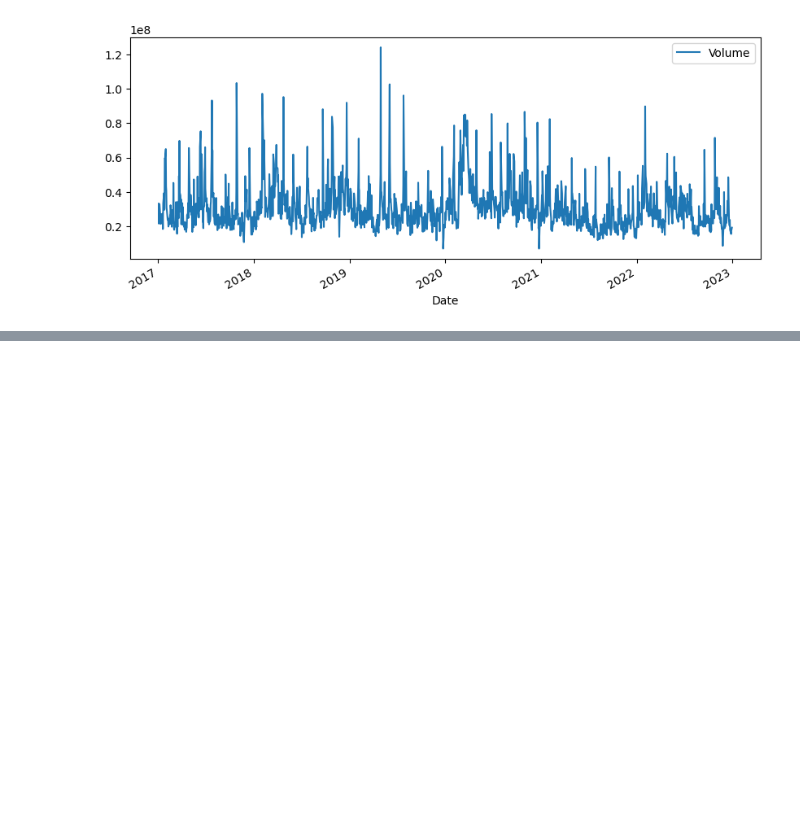
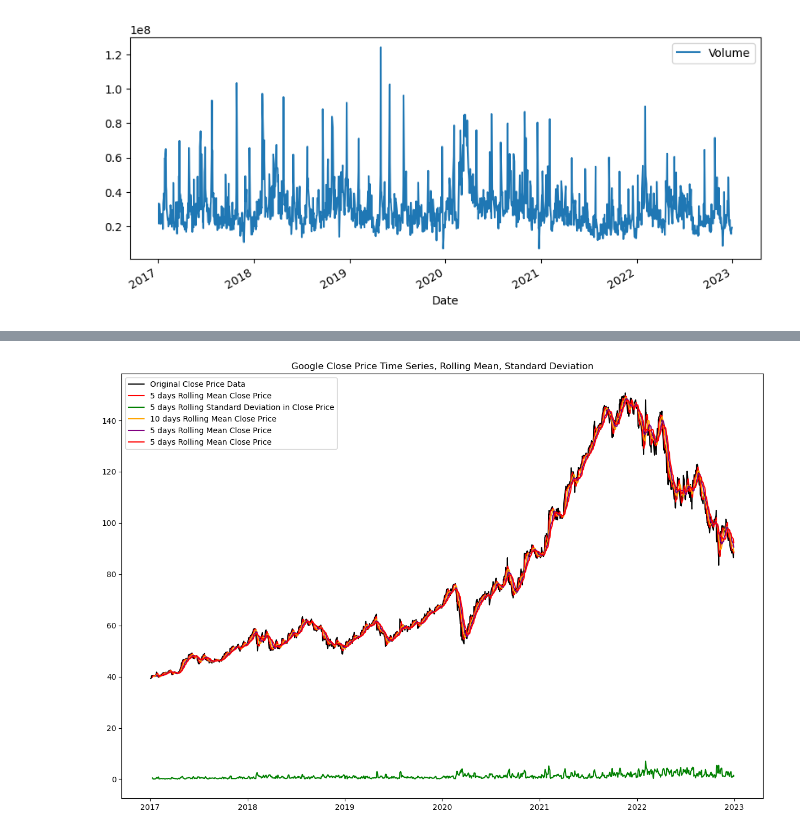
Before and after one commit to brianManesis/Stock-Prediction, a Jupyter notebook: analysis/Google_Analysis.ipynb, the cells around one changed output, grey strips where cells are left out. Drawn from its saved outputs; the diff is of its cells as text; code cells hidden in the pictures; blank space fills up the shorter version.

```diff
--- a/analysis/Google_Analysis.ipynb
+++ b/analysis/Google_Analysis.ipynb
@@ -107,0 +180,24 @@ goog['Volume'].plot(legend=True, figsize=(10,4))
+# %%
+ma_vals = [5, 10, 15, 20]
+rolling_means = []
+rolling_stds = []
+for i in range(0,4):
+    rolling_means.append(goog_close.rolling(ma_vals[i]).mean())
+    rolling_stds.append(goog_close.rolling(ma_vals[i]).std())
+# %%
+plt.figure(figsize=(15, 10))
+
+plt.plot(goog_close, color="black",label="Original Close Price Data")
+
+plt.plot(rolling_means[0], color="red", label="5 days Rolling Mean Close Price")
+plt.plot(rolling_stds[0], color="green", label = "5 days Rolling Standard Deviation in Close Price")
+plt.plot(rolling_means[1], color="orange", label="10 days Rolling Mean Close Price")
+plt.plot(rolling_means[2], color="purple", label="5 days Rolling Mean Close Price")
+plt.plot(rolling_means[3], color="red", label="5 days Rolling Mean Close Price")
+
+plt.title("Google Close Price Time Series, Rolling Mean, Standard Deviation")
+plt.legend(loc="best")
+
+plt.show()
+# %% [output]
+[figure, added]
```
Also changed, not shown: parts of 59 cells of this notebook.
